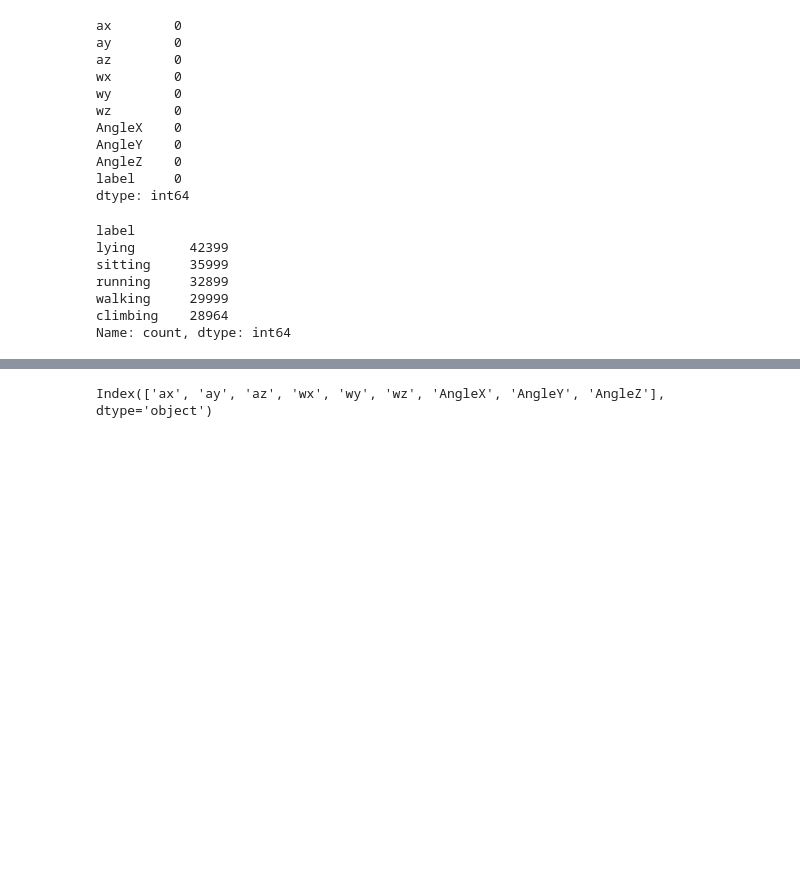
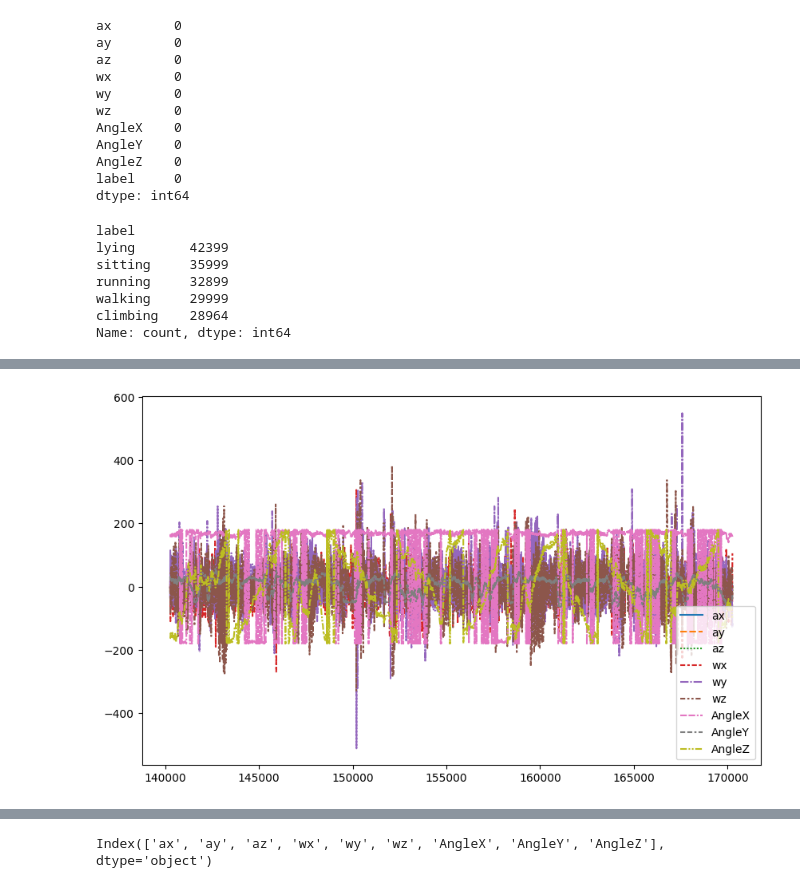
Before and after one commit to anikerry/Dog-Activity-Recognition, a Jupyter notebook: src/notebooks/testing.ipynb, the cells around one changed output, grey strips where cells are left out. Cells and saved outputs as stored; diff of their text form; code cells hidden in the pictures; blank space fills up the shorter version.

```diff
--- a/src/notebooks/testing.ipynb
+++ b/src/notebooks/testing.ipynb
@@ -86,0 +99,5 @@ df.sample(5)
+# %%
+plt.figure(figsize=(10, 6))
+sns.lineplot(data=df[df["label"] == "walking"])
+# %% [output]
+[figure, added]
```
Also changed, not shown: parts of 9 cells of this notebook, 6 other files.
